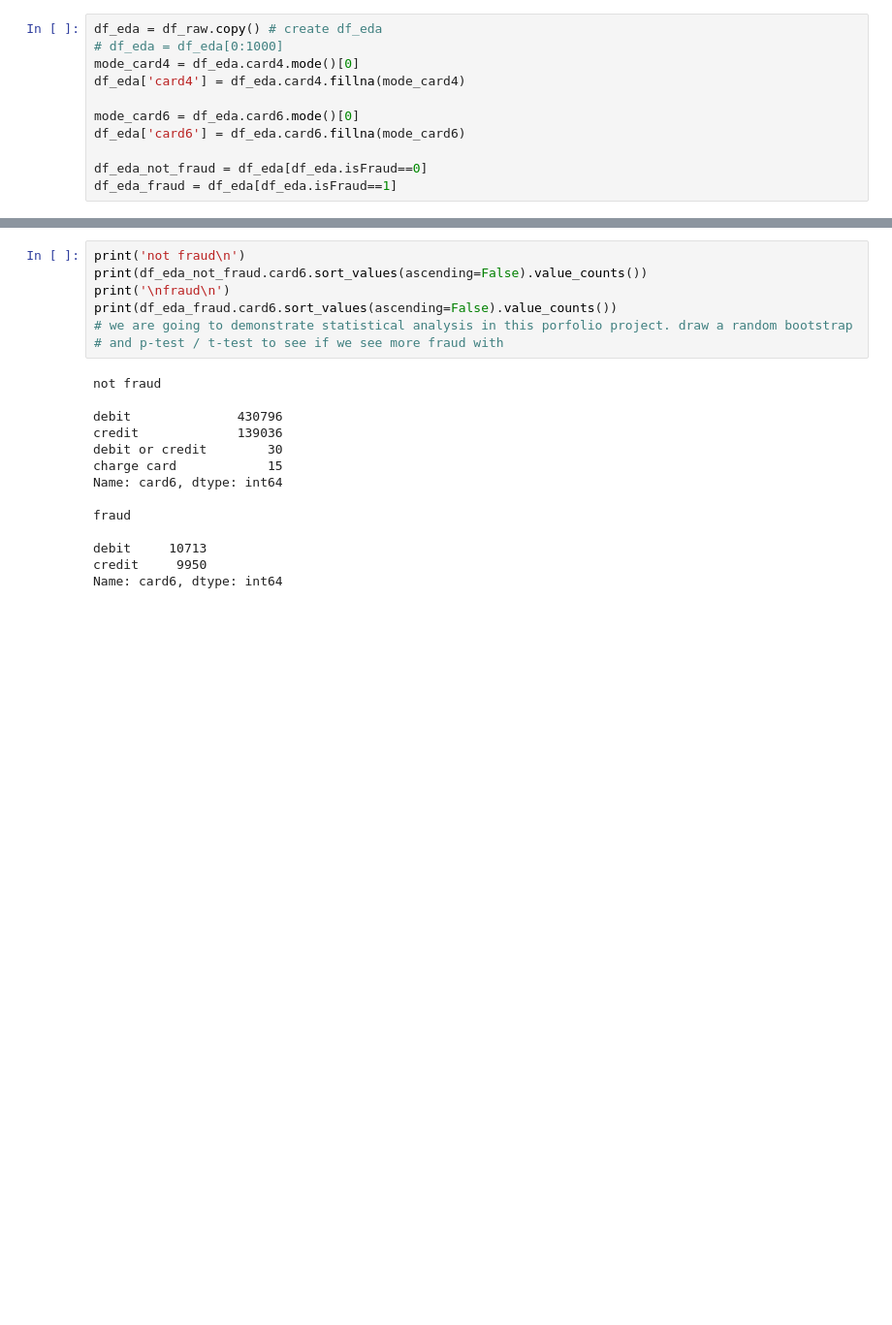
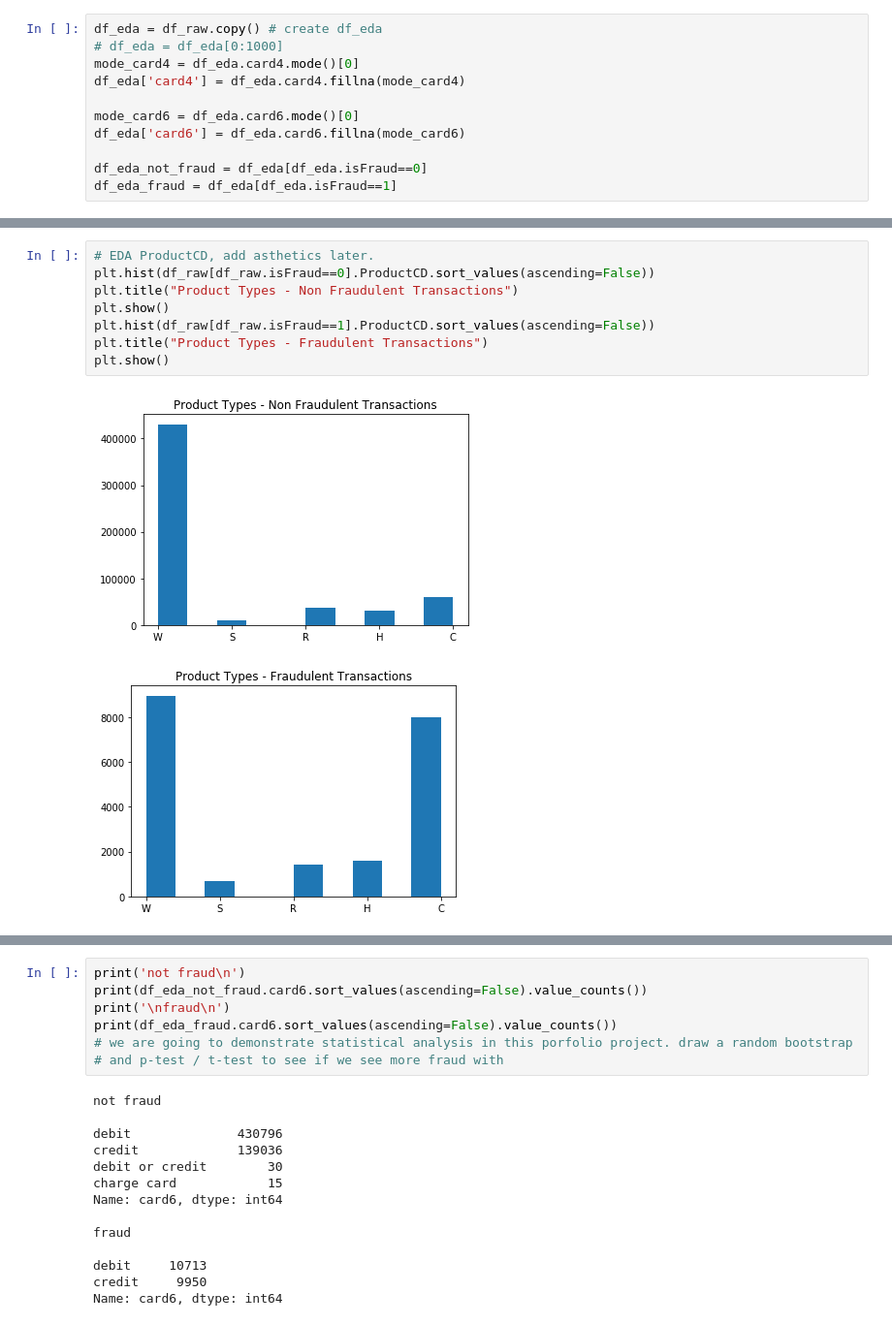
Before and after one commit to kirahman2/fraud_detection, a Jupyter notebook: Fraud Detection EDA.ipynb, the cells around one changed output, grey strips where cells are left out. Shown at 97% size. Drawn from its saved outputs; the diff is of its cells as text; blank space fills up the shorter version.

```diff
--- a/Fraud Detection EDA.ipynb
+++ b/Fraud Detection EDA.ipynb
@@ -534,0 +426,11 @@ df_eda_fraud = df_eda[df_eda.isFraud==1]
+# %%
+# EDA ProductCD, add asthetics later.
+plt.hist(df_raw[df_raw.isFraud==0].ProductCD.sort_values(ascending=False))
+plt.title("Product Types - Non Fraudulent Transactions")
+plt.show()
+plt.hist(df_raw[df_raw.isFraud==1].ProductCD.sort_values(ascending=False))
+plt.title("Product Types - Fraudulent Transactions")
+plt.show()
+# %% [output]
+[figure, added]
+[figure, added]
```
Also changed, not shown: parts of 67 cells of this notebook.
